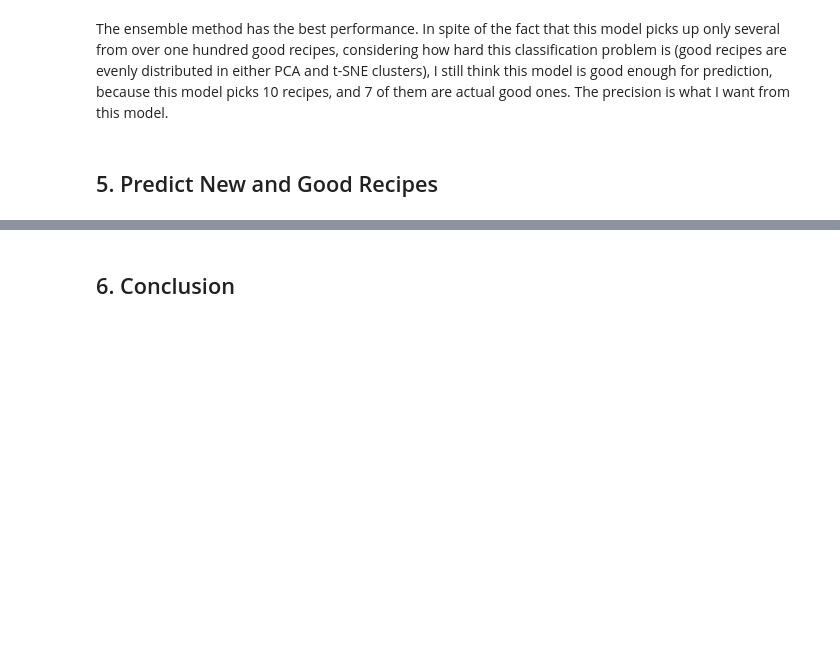
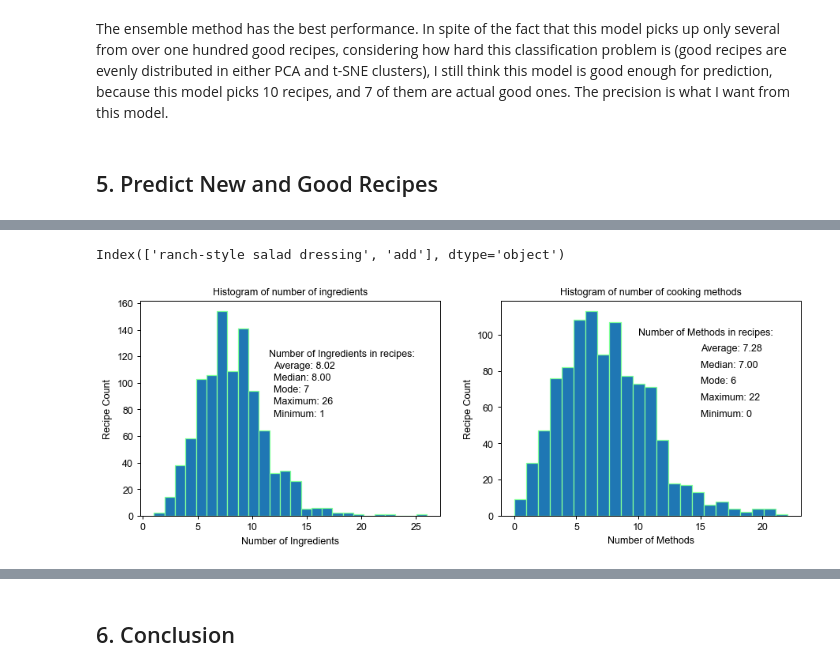
Before and after one commit to corrimare/recipe, a Jupyter notebook: notebooks/recipe.ipynb, the cells around one changed output, grey strips where cells are left out. Cells and saved outputs as stored; diff of their text form; code cells hidden in the pictures; blank space fills up the shorter version.

Commit message:
4/12/2021 First batch of new recipes generated.

```diff
--- a/notebooks/recipe.ipynb
+++ b/notebooks/recipe.ipynb
@@ -1869,0 +1890,34 @@ data.shape
+# %%
+data.columns[data.columns.get_loc('add')-1:data.columns.get_loc('add')+1]
+# %% [output]
+Index(['ranch-style salad dressing', 'add'], dtype='object')
+# %%
+data0=data.copy()
+data0['Ingredient Count']=data.drop(columns='Label').iloc[:, :data.columns.get_loc('add')].sum(axis=1)
+data0['Method Count']=data.drop(columns=['Label']).iloc[:, data.columns.get_loc('add'):].sum(axis=1)
+fig, (ax1, ax2)=plt.subplots(1, 2, figsize=(12, 4))
+ax1.hist(data0['Ingredient Count'], bins=26, edgecolor=(0.5,1,0.6))
+ax1.set_xlabel('Number of Ingredients')
+ax1.set_ylabel('Recipe Count')
+ax1.set_title('Histogram of number of ingredients', fontsize=10)
+ax1.text(11.5, 120, 'Number of Ingredients in recipes:')
+ax1.text(12, 120-9*1, 'Average: {:.2f}'.format(data0['Ingredient Count'].mean()))
+ax1.text(12, 120-9*2, 'Median: {:.2f}'.format(data0['Ingredient Count'].median()))
+ax1.text(12, 120-9*3, 'Mode: {}'.format(data0['Ingredient Count'].mode().values[0]))
+ax1.text(12, 120-9*4, 'Maximum: {}'.format(data0['Ingredient Count'].max()))
+ax1.text(12, 120-9*5, 'Minimum: {}'.format(data0['Ingredient Count'].min()))
+###################################################################
+ax2.hist(data0['Method Count'], bins=23, edgecolor=(0.5,1,0.6))
+ax2.set_xlabel('Number of Methods')
+ax2.set_ylabel('Recipe Count')
+ax2.set_title('Histogram of number of cooking methods', fontsize=10)
+ax2.text(10, 100, 'Number of Methods in recipes:')
+ax2.text(15, 100-9*1, 'Average: {:.2f}'.format(data0['Method Count'].mean()))
+ax2.text(15, 100-9*2, 'Median: {:.2f}'.format(data0['Method Count'].median()))
+ax2.text(15, 100-9*3, 'Mode: {}'.format(data0['Method Count'].mode().values[0]))
+ax2.text(15, 100-9*4, 'Maximum: {}'.format(data0['Method Count'].max()))
+ax2.text(15, 100-9*5, 'Minimum: {}'.format(data0['Method Count'].min()))
+###################################################################
+plt.show()
+# %% [output]
+[figure, added]
```
Also changed, not shown: parts of 21 cells of this notebook.
